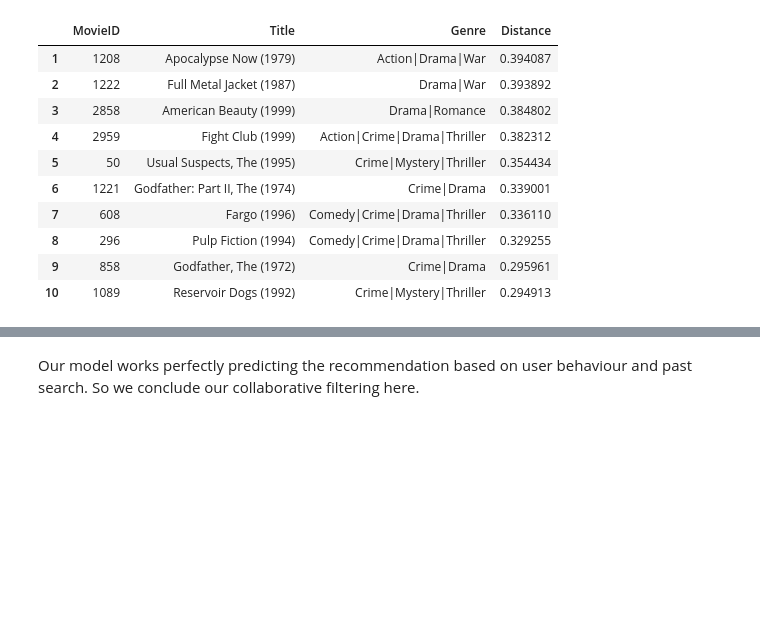
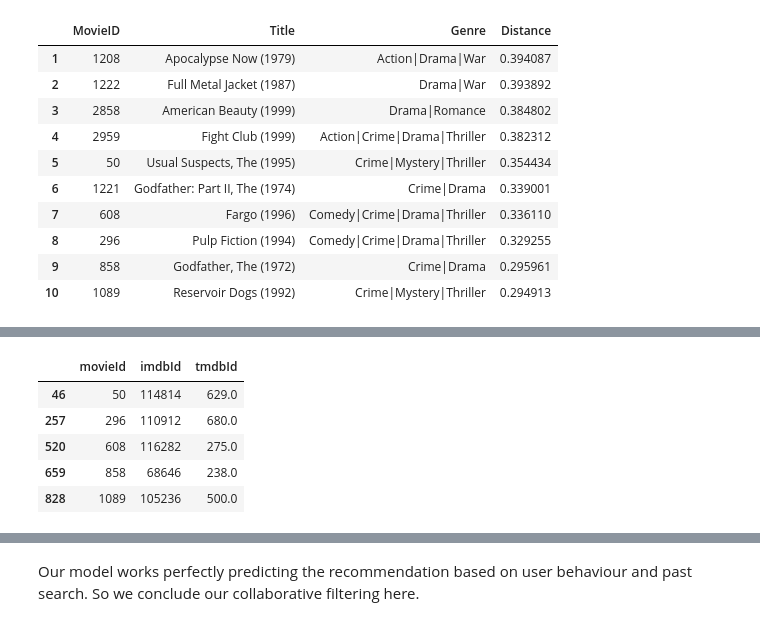
Before and after one commit to Aarekaz/mymovielist, a Jupyter notebook: backend/notebooks/item-based_collaborative_filtering_model.ipynb, the cells around one changed output, grey strips where cells are left out. Cells and saved outputs as stored; diff of their text form; code cells hidden in the pictures; blank space fills up the shorter version.

Commit message:
matched movieID with imdb and tmdb ratings

```diff
--- a/backend/notebooks/item-based_collaborative_filtering_model.ipynb
+++ b/backend/notebooks/item-based_collaborative_filtering_model.ipynb
@@ -255,0 +225,6 @@ ValueError: Can only compare identically-labeled Series objects
+# %%
+links = pd.read_csv("../data/links.csv",header=0,delim_whitespace=False)
+new_df = links.loc[links['movieId'].isin(df['MovieID'])]
+df1 = new_df.rename(columns={"movieId":"MovieID"})
+final = pd.merge(df,df1)
+final.head()
@@ -255,0 +238,10 @@ ValueError: Can only compare identically-labeled Series objects
+# %%
+
+new_df.head()
+# %% [output]
+|  | movieId | imdbId | tmdbId |
+| 46 | 50 | 114814 | 629.0 |
+| 257 | 296 | 110912 | 680.0 |
+| 520 | 608 | 116282 | 275.0 |
+| 659 | 858 | 68646 | 238.0 |
+| 828 | 1089 | 105236 | 500.0 |
```
Also changed, not shown: parts of 6 cells of this notebook.
